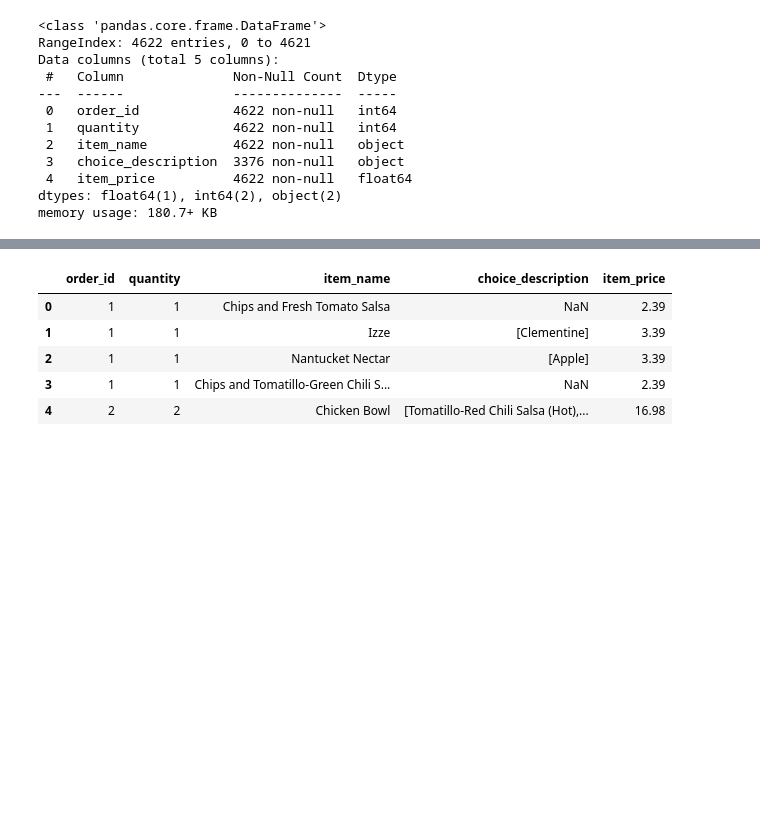
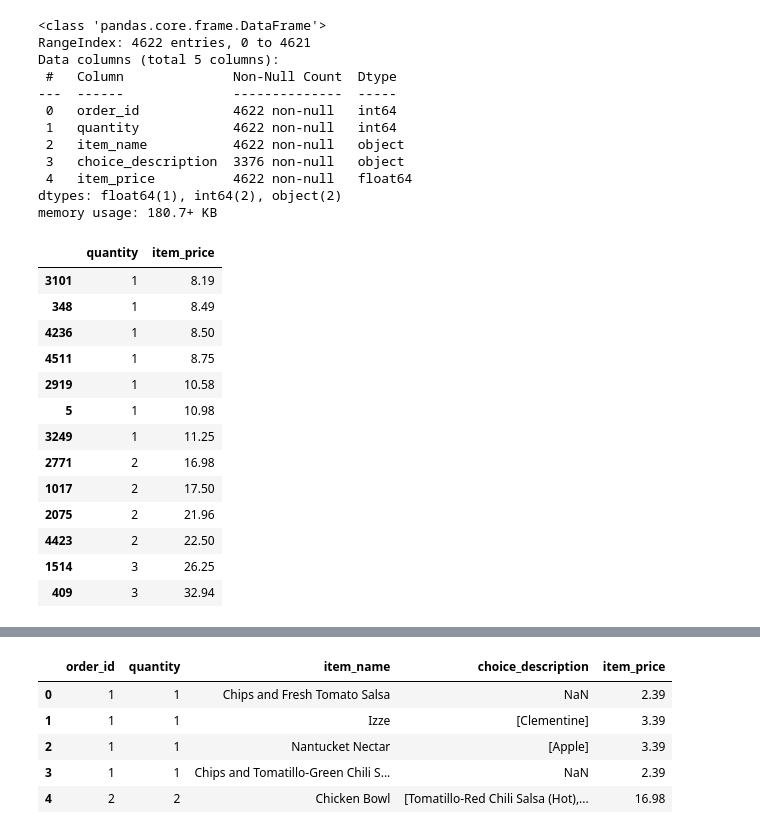
Before and after one commit to PacoFletcher/2503_dsft_thebridge_paco, a Jupyter notebook: 2-Data_Analysis/2-Pandas/Practica/1-Chipotle/Chipotle.ipynb, the cells around one changed output, grey strips where cells are left out. Drawn from its saved outputs; the diff is of its cells as text; code cells hidden in the pictures; blank space fills up the shorter version.

```diff
--- a/2-Data_Analysis/2-Pandas/Practica/1-Chipotle/Chipotle.ipynb
+++ b/2-Data_Analysis/2-Pandas/Practica/1-Chipotle/Chipotle.ipynb
@@ -72,3 +72,22 @@ Data columns (total 5 columns):
  4   item_price          4622 non-null   float64
 dtypes: float64(1), int64(2), object(2)
 memory usage: 180.7+ KB
+# %%
+chicken_q_i = chipo[chipo["item_name"] == "Chicken Bowl"].sort_values("item_price")[["quantity","item_price"]]
+# %%
+chicken_q_i.drop_duplicates()
+# %% [output]
+|  | quantity | item_price |
+| 3101 | 1 | 8.19 |
+| 348 | 1 | 8.49 |
+| 4236 | 1 | 8.50 |
+| 4511 | 1 | 8.75 |
+| 2919 | 1 | 10.58 |
+| 5 | 1 | 10.98 |
+| 3249 | 1 | 11.25 |
+| 2771 | 2 | 16.98 |
+| 1017 | 2 | 17.50 |
+| 2075 | 2 | 21.96 |
+| 4423 | 2 | 22.50 |
+| 1514 | 3 | 26.25 |
+| 409 | 3 | 32.94 |
```
Also changed, not shown: parts of 23 cells of this notebook.
